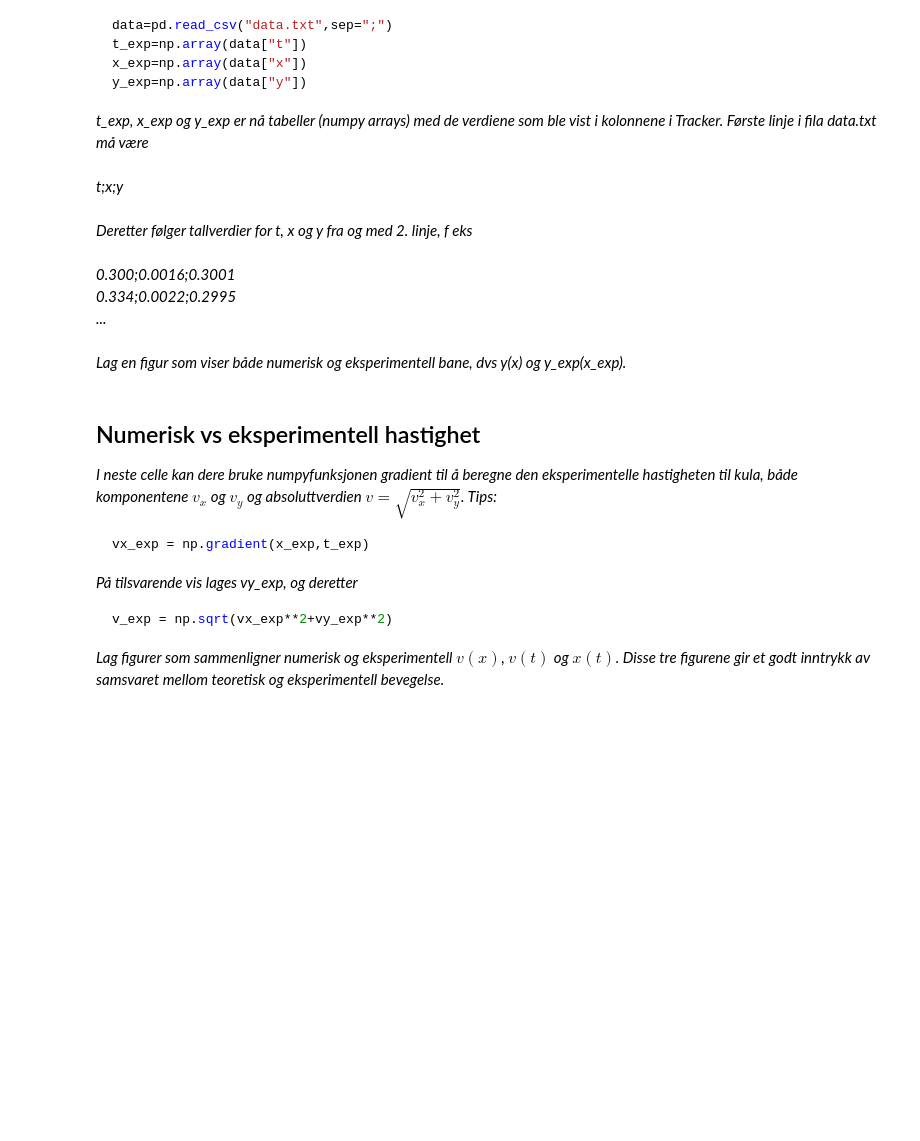
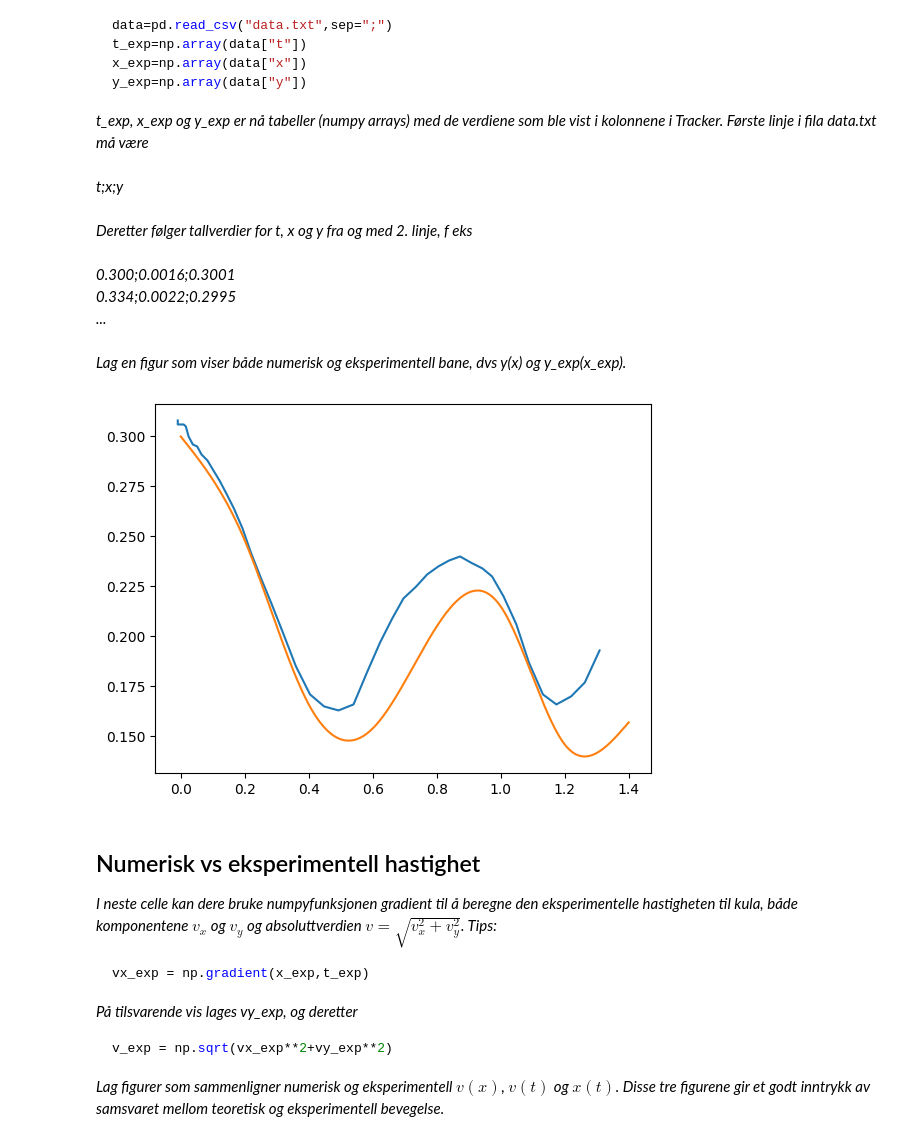
Before and after one commit to SverreNystad/physics-lab, a Jupyter notebook: lab-journal.ipynb, the cells around one changed output. Cells and saved outputs as stored; diff of their text form; code cells hidden in the pictures; blank space fills up the shorter version.

Commit message:
feat: Imported data and cleansed the txt file

```diff
--- a/lab-journal.ipynb
+++ b/lab-journal.ipynb
@@ -310,20 +295,27 @@ Lag en figur som viser både numerisk og eksperimentell bane, dvs y(x) og y_exp(
 # %%
 #Innlesing av eksperimentelle verdier for t, x og y
 import pandas as pd
-data1=pd.read_csv("data1.txt",sep=";")
-data2=pd.read_csv("data2.txt",sep=";")
-data3=pd.read_csv("data3.txt",sep=";")
-data4=pd.read_csv("data4.txt",sep=";")
-data5=pd.read_csv("data5.txt",sep=";")
-data6=pd.read_csv("data6.txt",sep=";")
-data7=pd.read_csv("data7.txt",sep=";")
-data8=pd.read_csv("data8.txt",sep=";")
+data1=pd.read_csv("data/data1.txt",sep=";")
+# data2=pd.read_csv("data/data2.txt",sep=";")
+# data3=pd.read_csv("data/data3.txt",sep=";")
+# data4=pd.read_csv("data/data4.txt",sep=";")
+# data5=pd.read_csv("data/data5.txt",sep=";")
+# data6=pd.read_csv("data/data6.txt",sep=";")
+# data7=pd.read_csv("data/data7.txt",sep=";")
+# data8=pd.read_csv("data/data8.txt",sep=";")
 
-t_exp=np.array(data1["t"])
-x_exp=np.array(data1["x"])
-y_exp=np.array(data1["y"])
+t_exp=np.array(data1["t"],dtype=float)
+x_exp=np.array(data1["x"],dtype=float)
+y_exp=np.array(data1["y"],dtype=float)
+
 
 #Plotting av numerisk og eksperimentell bane
+
+
+plt.plot(x_exp, y_exp, x, y)
+plt.show()
+# %% [output]
+[figure, added]
 # %% [markdown]
 ## Numerisk vs eksperimentell hastighet
 
```
Also changed, not shown: parts of 1 cell of this notebook, 1 other file.
